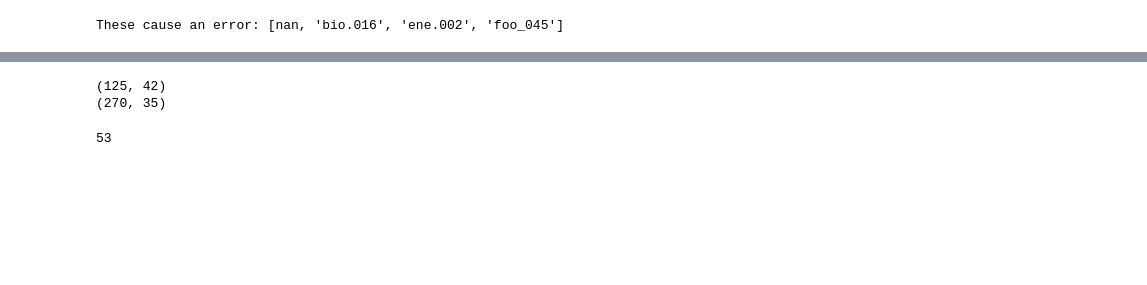
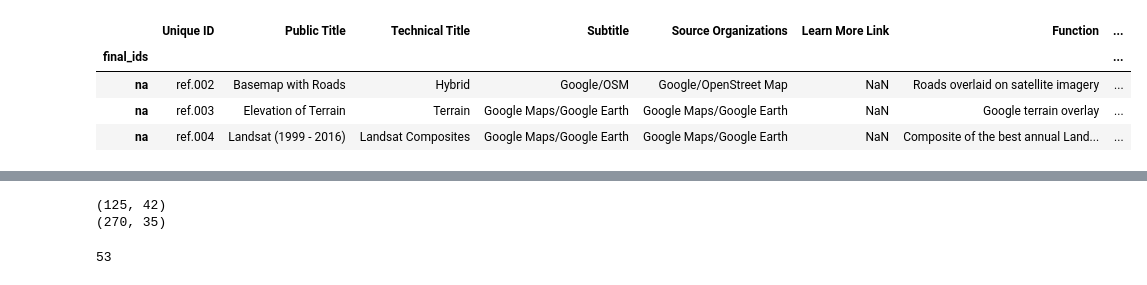
Before and after one commit to nsuberi/ResourceWatchCode, a Jupyter notebook: Metadata Management/Upload Metadata to API.ipynb, the cells around one changed output, grey strips where cells are left out. Cells and saved outputs as stored; diff of their text form; code cells hidden in the pictures; blank space fills up the shorter version.

```diff
--- a/Metadata Management/Upload Metadata to API.ipynb
+++ b/Metadata Management/Upload Metadata to API.ipynb
@@ -134,16 +160,8 @@ matched_mdata.set_index("final_ids", inplace=True)
-# %%
-def investigate_unmatched(src_df, dst_df, match_col):
-    ids = dst_df[match_col]
-    unmatched = []
-    for id in ids:
-        try:
-            src_df.loc[id]
-        except:
-            unmatched.append(id)
-    return(unmatched)
-
-#append_columns(july_data_upload, fakemetabeta, columns_to_xfer, match_col)
-
-print("These cause an error: " + str(investigate_unmatched(july_data_upload, fakemetabeta, match_col)))
-# %% [output]
-These cause an error: [nan, 'bio.016', 'ene.002', 'foo_045']
+# %%
+matched_mdata.loc["na"]
+# %% [output]
+|  | Unique ID | Public Title | Technical Title | Subtitle | Source Organizations | Learn More Link | Function | ... |
+| final_ids |  |  |  |  |  |  |  | ... |
+| na | ref.002 | Basemap with Roads | Hybrid | Google/OSM | Google/OpenStreet Map | NaN | Roads overlaid on satellite imagery | ... |
+| na | ref.003 | Elevation of Terrain | Terrain | Google Maps/Google Earth | Google Maps/Google Earth | NaN | Google terrain overlay | ... |
+| na | ref.004 | Landsat (1999 - 2016) | Landsat Composites | Google Maps/Google Earth | Google Maps/Google Earth | NaN | Composite of the best annual Land... | ... |
```
Also changed, not shown: parts of 4 cells of this notebook, 5 other files.
